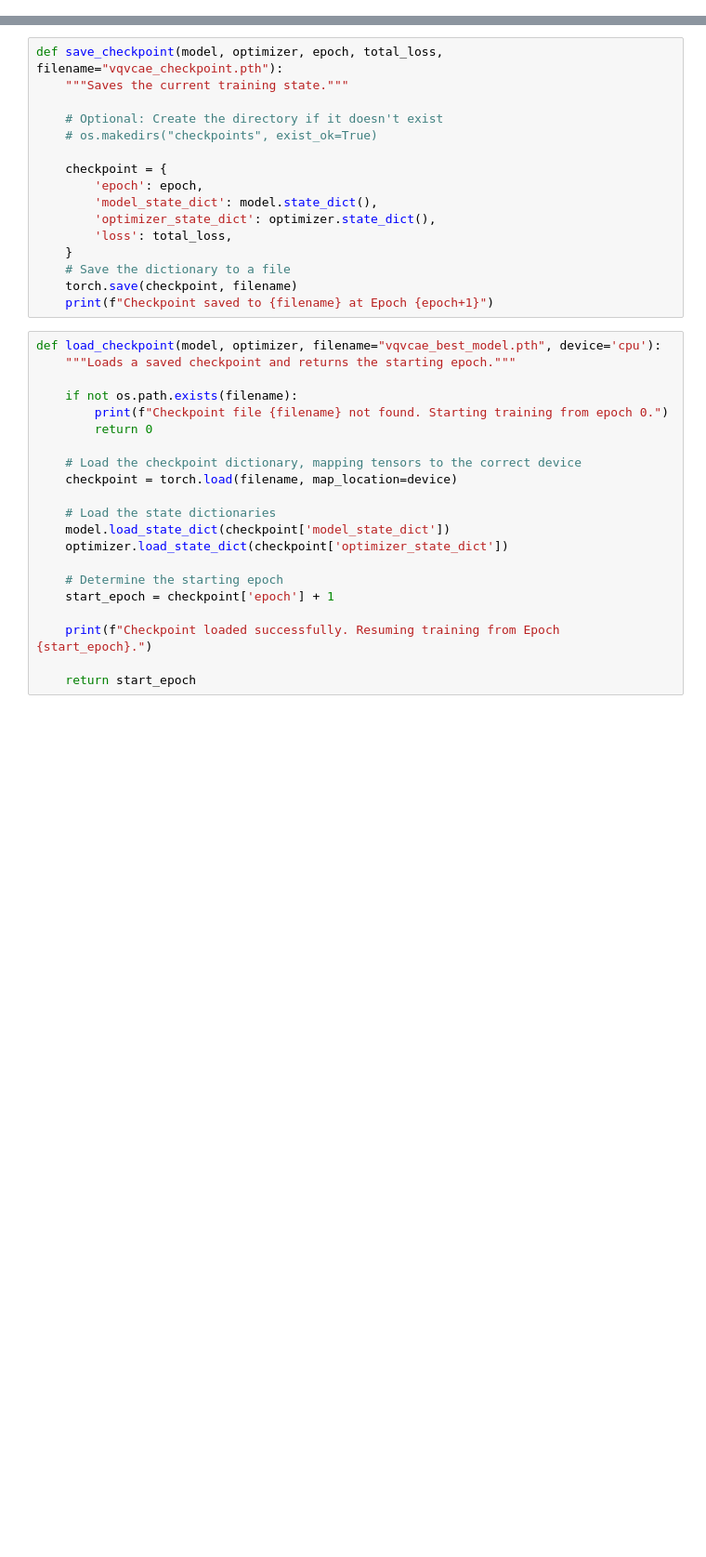
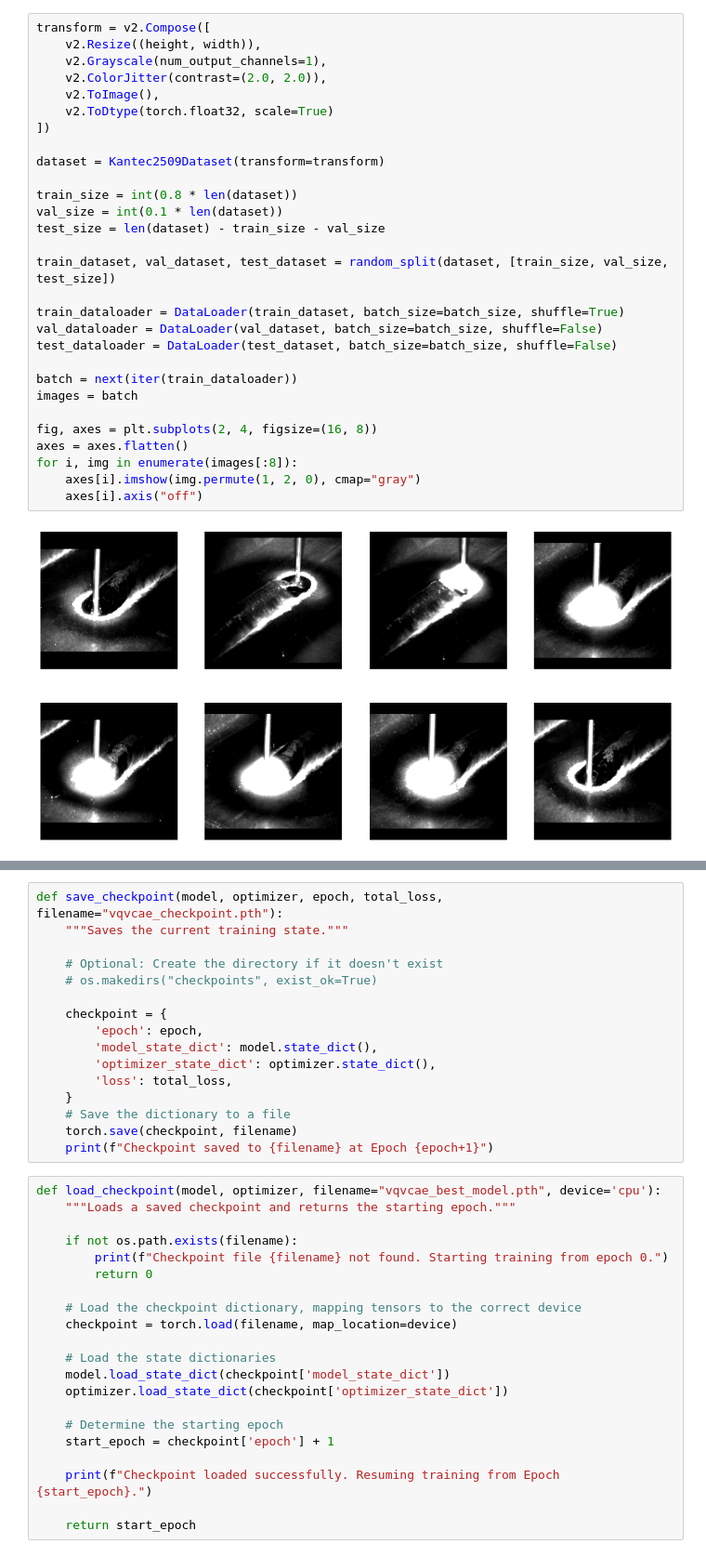
Before and after one commit to albers-btu/WAAMAnomalyDetection, a Jupyter notebook: notebooks/VQVCAE.ipynb, the cells around one changed output, grey strips where cells are left out. Shown at 93% size. Drawn from its saved outputs; the diff is of its cells as text; blank space fills up the shorter version.

```diff
--- a/notebooks/VQVCAE.ipynb
+++ b/notebooks/VQVCAE.ipynb
@@ -425,0 +229,31 @@ reconstruction_criterion = nn.MSELoss()
+# %%
+transform = v2.Compose([
+    v2.Resize((height, width)),
+    v2.Grayscale(num_output_channels=1),
+    v2.ColorJitter(contrast=(2.0, 2.0)),
+    v2.ToImage(),
+    v2.ToDtype(torch.float32, scale=True)
+])
+
+dataset = Kantec2509Dataset(transform=transform)
+
+train_size = int(0.8 * len(dataset))
+val_size = int(0.1 * len(dataset))
+test_size = len(dataset) - train_size - val_size
+
+train_dataset, val_dataset, test_dataset = random_split(dataset, [train_size, val_size, test_size])
+
+train_dataloader = DataLoader(train_dataset, batch_size=batch_size, shuffle=True)
+val_dataloader = DataLoader(val_dataset, batch_size=batch_size, shuffle=False)
+test_dataloader = DataLoader(test_dataset, batch_size=batch_size, shuffle=False)
+
+batch = next(iter(train_dataloader))
+images = batch
+
+fig, axes = plt.subplots(2, 4, figsize=(16, 8))
+axes = axes.flatten()
+for i, img in enumerate(images[:8]):
+    axes[i].imshow(img.permute(1, 2, 0), cmap="gray")
+    axes[i].axis("off")
+# %% [output]
+[figure, added]
```
Also changed, not shown: parts of 18 cells of this notebook, 4 other files.
